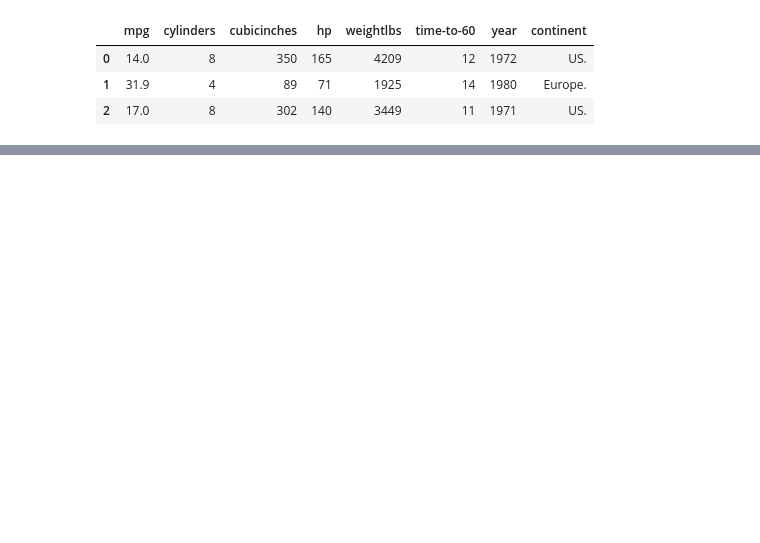
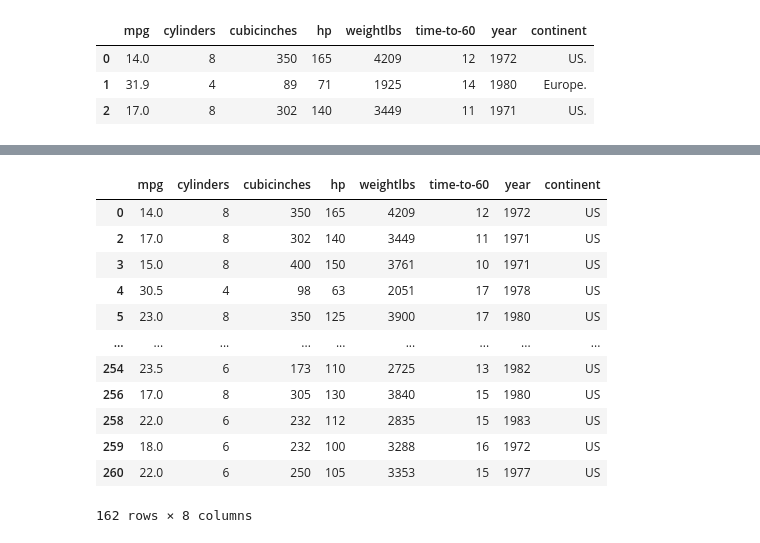
Before and after one commit to celeste-daleo/streamLit, a Jupyter notebook: cars.ipynb, the cells around one changed output, grey strips where cells are left out. Saved outputs shown, nothing was run; the diff lists cells and outputs as text; code cells hidden in the pictures; blank space fills up the shorter version.

```diff
--- a/cars.ipynb
+++ b/cars.ipynb
@@ -20,0 +33,17 @@ sns.heatmap(cars.iloc[:, :-2])
+# %%
+cars_selected = cars[cars['continent'] == 'US']
+cars_selected
+# %% [output]
+|  | mpg | cylinders | cubicinches | hp | weightlbs | time-to-60 | year | continent |
+| 0 | 14.0 | 8 | 350 | 165 | 4209 | 12 | 1972 | US |
+| 2 | 17.0 | 8 | 302 | 140 | 3449 | 11 | 1971 | US |
+| 3 | 15.0 | 8 | 400 | 150 | 3761 | 10 | 1971 | US |
+| 4 | 30.5 | 4 | 98 | 63 | 2051 | 17 | 1978 | US |
+| 5 | 23.0 | 8 | 350 | 125 | 3900 | 17 | 1980 | US |
+| ... | ... | ... | ... | ... | ... | ... | ... | ... |
+| 254 | 23.5 | 6 | 173 | 110 | 2725 | 13 | 1982 | US |
+| 256 | 17.0 | 8 | 305 | 130 | 3840 | 15 | 1980 | US |
+| 258 | 22.0 | 6 | 232 | 112 | 2835 | 15 | 1983 | US |
+| 259 | 18.0 | 6 | 232 | 100 | 3288 | 16 | 1972 | US |
+| 260 | 22.0 | 6 | 250 | 105 | 3353 | 15 | 1977 | US |
+162 rows × 8 columns
```
Also changed, not shown: parts of 5 cells of this notebook, 2 other files.
